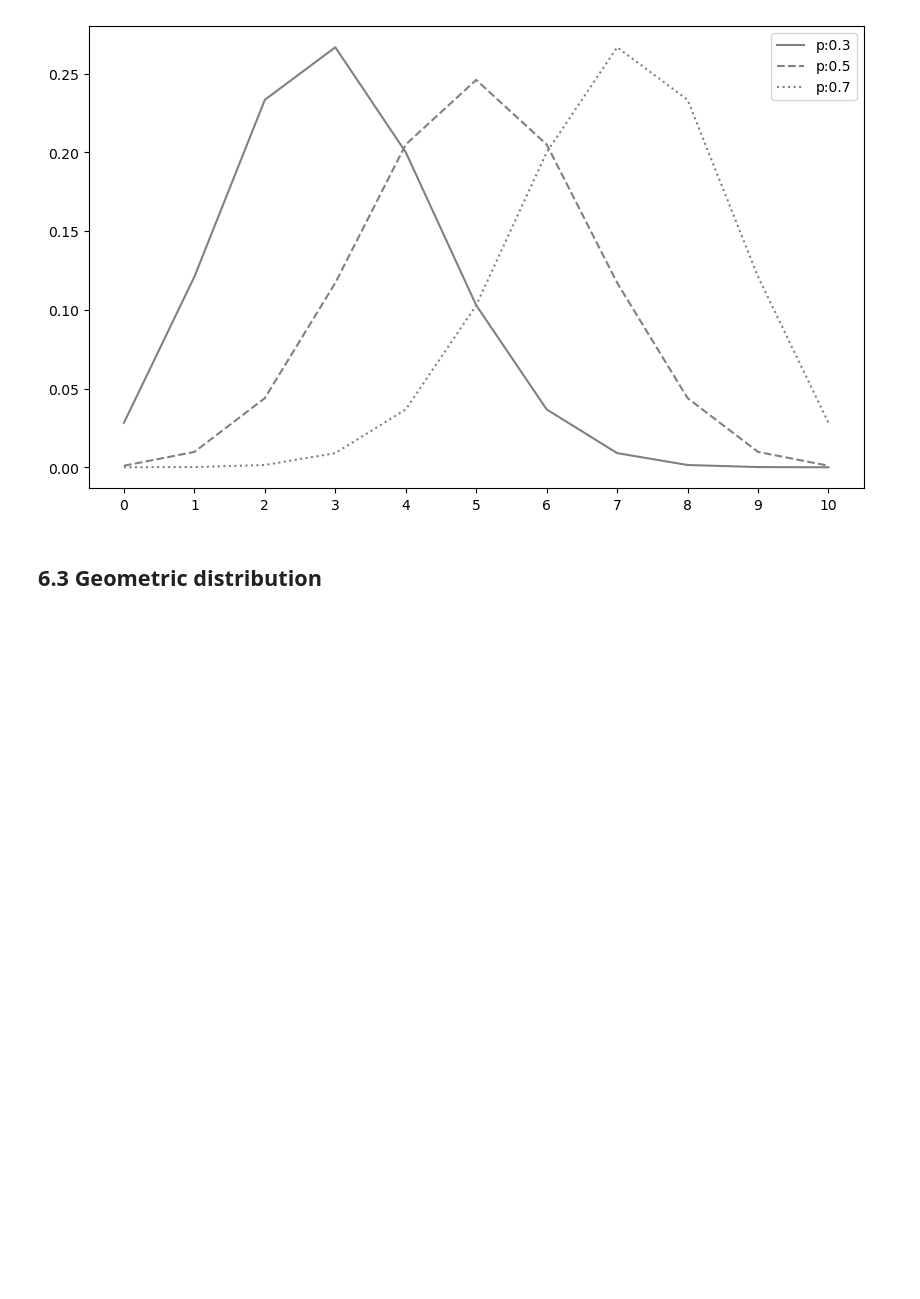
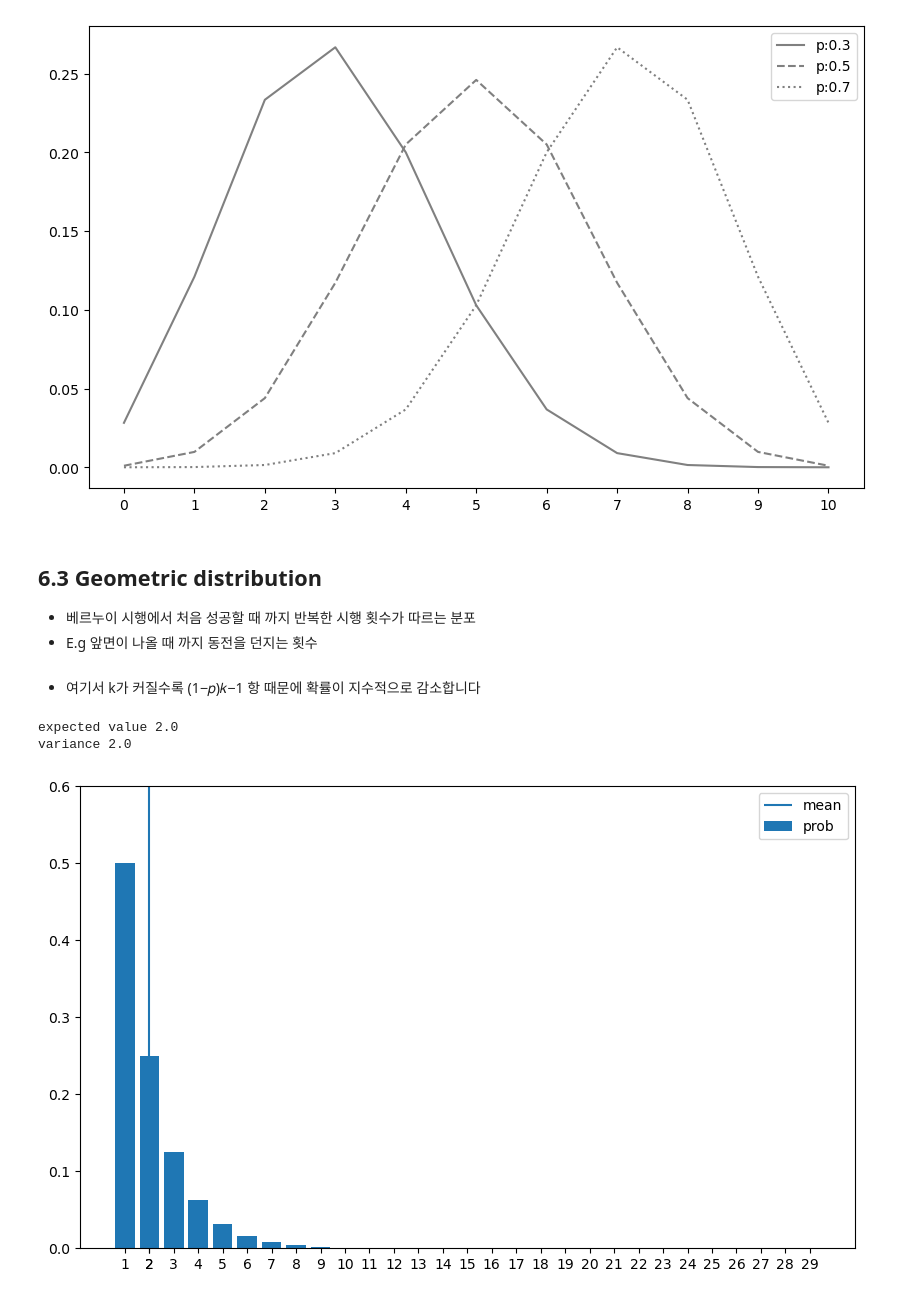
Before and after one commit to joanna-jaeeun/Statistics-with-Python, a Jupyter notebook: notebook/06. Example of DRV.ipynb, the cells around one changed output. Saved outputs shown, nothing was run; the diff lists cells and outputs as text; code cells hidden in the pictures; blank space fills up the shorter version.

```diff
--- a/notebook/06. Example of DRV.ipynb
+++ b/notebook/06. Example of DRV.ipynb
@@ -156,3 +156,28 @@ plt.show()
 [figure]
 # %% [markdown]
 ## 6.3 Geometric distribution
+- 베르누이 시행에서 처음 성공할 때 까지 반복한 시행 횟수가 따르는 분포
+- E.g 앞면이 나올 때 까지 동전을 던지는 횟수
+
+###
+- 여기서 k가 커질수록 (1−𝑝)𝑘−1 항 때문에 확률이 지수적으로 감소합니다
+# %%
+def Ge(p):
+    x_set = np.arange(1, 30)
+    def f(x) :
+        if x in x_set :
+            return p * (1-p) ** (x-1)
+        else :
+            return 0
+    return x_set, f
+# %%
+p = 0.5
+X = Ge(p)
+check_prob(X)
+# %% [output]
+expected value 2.0
+variance 2.0
+# %%
+plot_prob(X)
+# %% [output]
+[figure, added]
```
Also changed, not shown: parts of 7 cells of this notebook.
